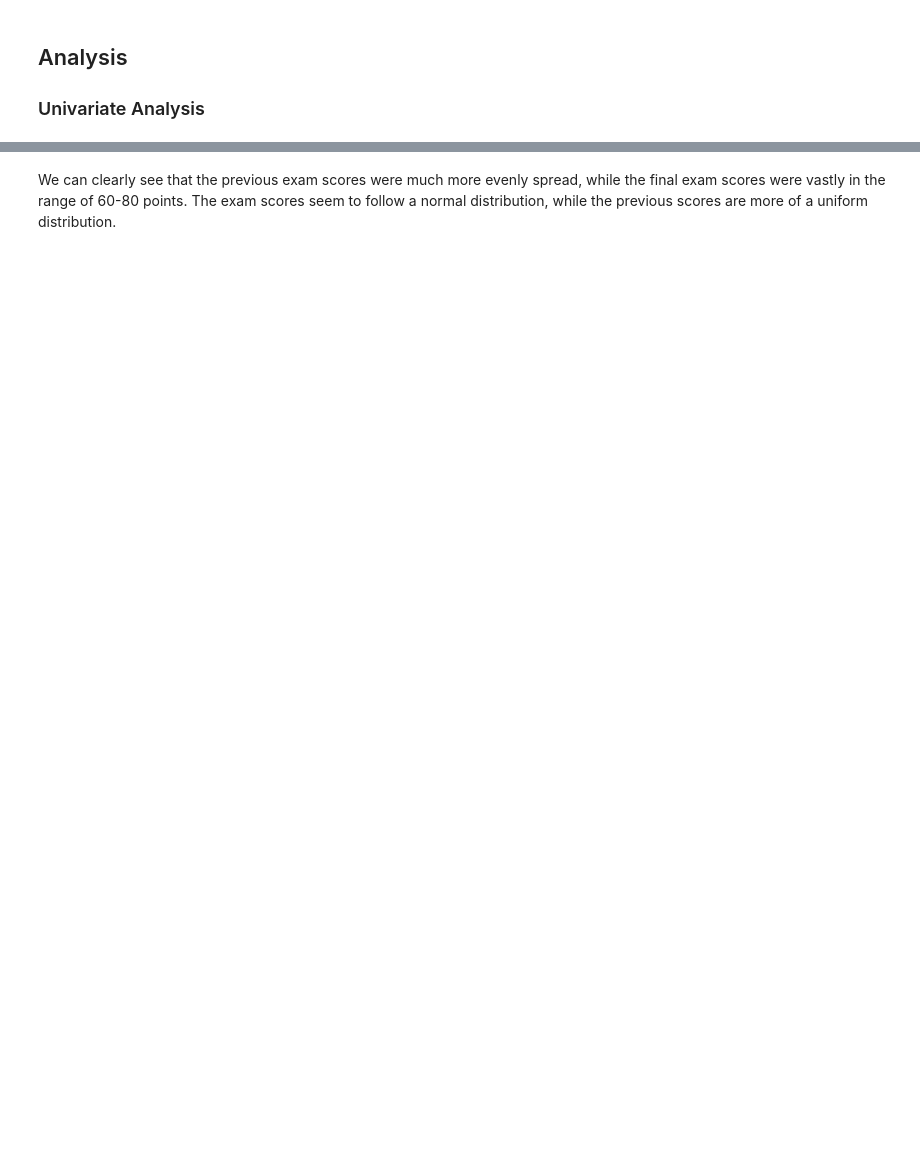
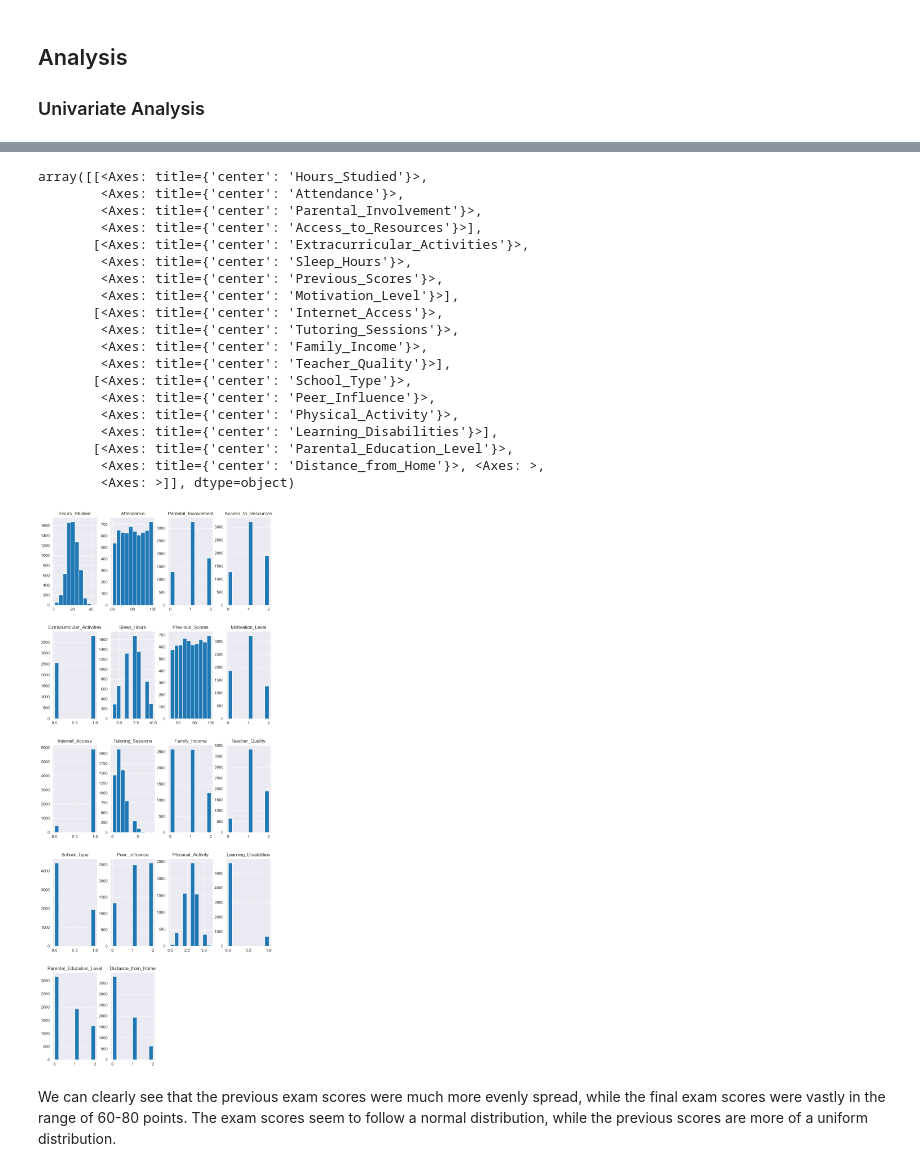
Before and after one commit to Wilbnil/Prakmas-2026, a Jupyter notebook: Oblig 1/Training and Evaluating Baseline Models.ipynb, the cells around one changed output, grey strips where cells are left out. Drawn from its saved outputs; the diff is of its cells as text; code cells hidden in the pictures; blank space fills up the shorter version.

```diff
--- a/Oblig 1/Training and Evaluating Baseline Models.ipynb
+++ b/Oblig 1/Training and Evaluating Baseline Models.ipynb
@@ -149,15 +228,15 @@ features_test['Extracurricular_Activities'] = features_test['Extracurricular_Act
 # %%
 # - - Learning_Disabilites - -
-features_train['Learning_Disabilities'] = features_train['Learning_Disabilities'].replace({'No':0, 'Yes':1})
-features_validation['Learning_Disabilities'] = features_validation['Learning_Disabilities'].replace({'No':0, 'Yes':1})
-features_test['Learning_Disabilities'] = features_test['Learning_Disabilities'].replace({'No':0, 'Yes':1})
+features_train['Learning_Disabilities'] = features_train['Learning_Disabilities'].replace({'No':0, 'Yes':1}).astype(int)
+features_validation['Learning_Disabilities'] = features_validation['Learning_Disabilities'].replace({'No':0, 'Yes':1}).astype(int)
+features_test['Learning_Disabilities'] = features_test['Learning_Disabilities'].replace({'No':0, 'Yes':1}).astype(int)
 # %%
 # - - School_Type - -
-features_train['School_Type'] = features_train['School_Type'].replace({'Public':0, 'Private':1})
-features_validation['School_Type'] = features_validation['School_Type'].replace({'Public':0, 'Private':1})
-features_test['School_Type'] = features_test['School_Type'].replace({'Public':0, 'Private':1})
+features_train['School_Type'] = features_train['School_Type'].replace({'Public':0, 'Private':1}).astype(int)
+features_validation['School_Type'] = features_validation['School_Type'].replace({'Public':0, 'Private':1}).astype(int)
+features_test['School_Type'] = features_test['School_Type'].replace({'Public':0, 'Private':1}).astype(int)
 # %%
 # - - Internet_Access - -
-features_train['Internet_Access'] = features_train['Internet_Access'].replace({'No':0, 'Yes':1})
-features_validation['Internet_Access'] = features_validation['Internet_Access'].replace({'No':0, 'Yes':1})
-features_test['Internet_Access'] = features_test['Internet_Access'].replace({'No':0, 'Yes':1})
+features_train['Internet_Access'] = features_train['Internet_Access'].replace({'No':0, 'Yes':1}).astype(int)
+features_validation['Internet_Access'] = features_validation['Internet_Access'].replace({'No':0, 'Yes':1}).astype(int)
+features_test['Internet_Access'] = features_test['Internet_Access'].replace({'No':0, 'Yes':1}).astype(int)
@@ -170,3 +243,8 @@ Afterwards, the grades will be encoded using ordered encoding to preserve the gr
 # %% [markdown]
 ## Analysis
 ### Univariate Analysis
+# %%
+# Creating an encoded dataset to use for analysis, ignores index to avoid duplicate indices
+analysis_dataset = pd.concat([features_train, features_validation, features_test], ignore_index=True)
+
+print(analysis_dataset['Internet_Access'])
@@ -173,7 +264,28 @@ Afterwards, the grades will be encoded using ordered encoding to preserve the gr
 # %%
 #Plotting the columns with numeric values into histograms
 fig, ax = plt.subplots(1,1, figsize=(10,25))
-student_dataset.hist(ax=ax)
+analysis_dataset.hist(ax=ax)
+# %% [output]
+array([[<Axes: title={'center': 'Hours_Studied'}>,
+        <Axes: title={'center': 'Attendance'}>,
+        <Axes: title={'center': 'Parental_Involvement'}>,
+        <Axes: title={'center': 'Access_to_Resources'}>],
+       [<Axes: title={'center': 'Extracurricular_Activities'}>,
+        <Axes: title={'center': 'Sleep_Hours'}>,
+        <Axes: title={'center': 'Previous_Scores'}>,
+        <Axes: title={'center': 'Motivation_Level'}>],
+       [<Axes: title={'center': 'Internet_Access'}>,
+        <Axes: title={'center': 'Tutoring_Sessions'}>,
+        <Axes: title={'center': 'Family_Income'}>,
+        <Axes: title={'center': 'Teacher_Quality'}>],
+       [<Axes: title={'center': 'School_Type'}>,
+        <Axes: title={'center': 'Peer_Influence'}>,
+        <Axes: title={'center': 'Physical_Activity'}>,
+        <Axes: title={'center': 'Learning_Disabilities'}>],
+       [<Axes: title={'center': 'Parental_Education_Level'}>,
+        <Axes: title={'center': 'Distance_from_Home'}>, <Axes: >,
+        <Axes: >]], dtype=object)
+[figure, added]
 # %% [markdown]
 We can clearly see that the previous exam scores were much more evenly spread, while the final exam scores were vastly in the range of 60-80 points. The exam scores seem to follow a normal distribution, while the previous scores are more of a uniform distribution.
 # %%
```
Also changed, not shown: parts of 26 cells of this notebook.
